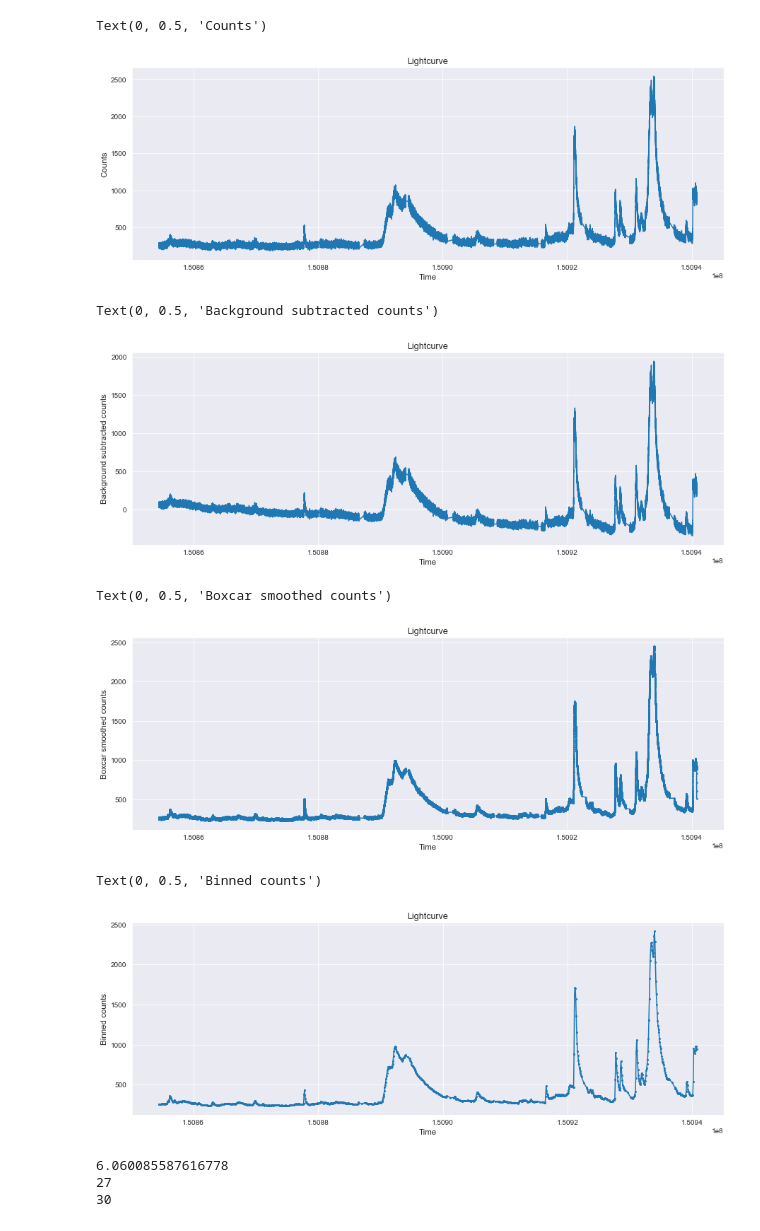
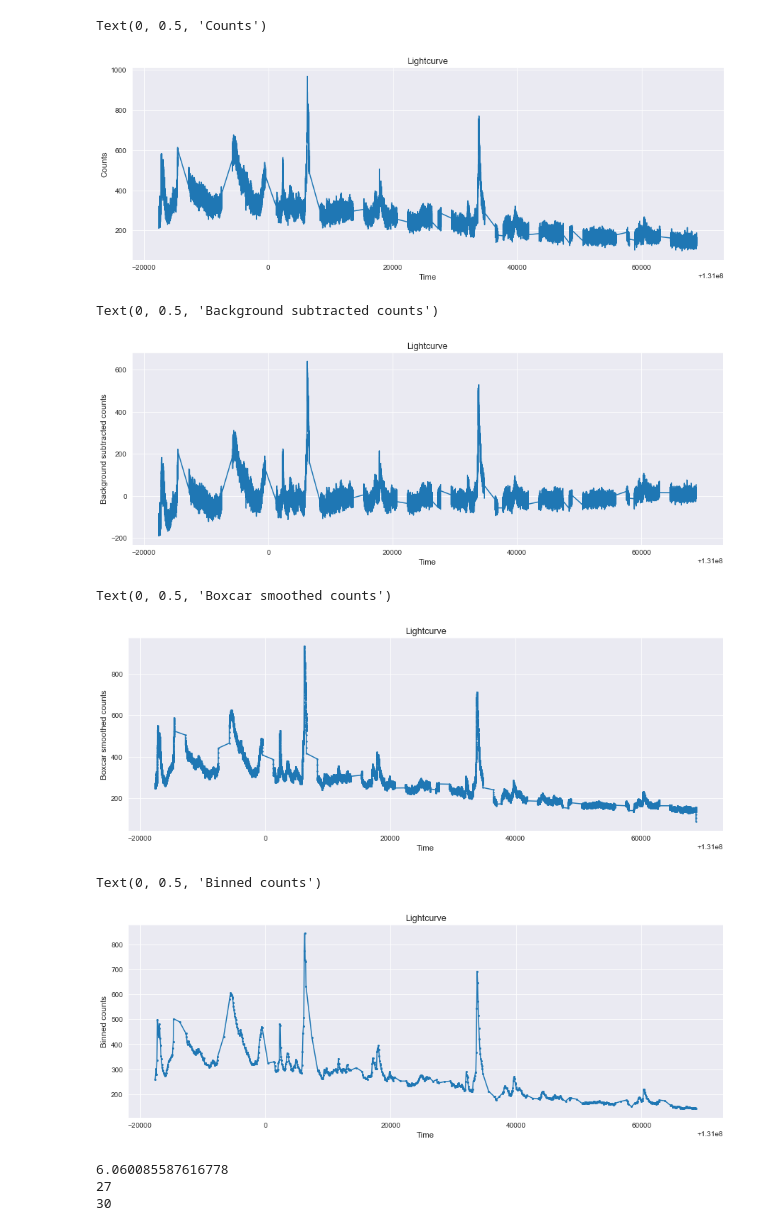
Before and after one commit to Tech-Meet-10-IITB-Solutions/SuryaDrishti, a Jupyter notebook: loc_max.ipynb, the cells around one changed output. Saved outputs shown, nothing was run; the diff lists cells and outputs as text; code cells hidden in the pictures.

```diff
--- a/loc_max.ipynb
+++ b/loc_max.ipynb
@@ -14,7 +14,8 @@ sns.set_style("darkgrid")
 # %%
 #Loading the data file
 #lc = fits.open(r'C:\Users\aswin\OneDrive\Desktop\ch2_xsm_20211111_v1_level2.lc')
-lc = fits.open(r'C:\Users\aswin\OneDrive\Desktop\ch2_xsm_20211013_v1_level2.lc')
+#lc = fits.open(r'C:\Users\aswin\OneDrive\Desktop\ch2_xsm_20211013_v1_level2.lc')
+lc = fits.open(r'C:\Users\aswin\OneDrive\Desktop\ch2_xsm_20210225_v1_level2.lc')
 # %%
 #Extracting count rates and time from the lc file
 count_rate = lc['Rate'].data['Rate']
@@ -27,22 +28,22 @@ plt.xlabel('Time', fontsize = 11.5)
 plt.ylabel('Counts',fontsize = 11.5)
 # %% [output]
 Text(0, 0.5, 'Counts')
-[figure, old version]
+[figure, new version]
 # %%
 #Background subtraction
 #Curvefit with a straight line
 slope, intercept, r, p, se = linregress(time, count_rate)
-#bksub_counts = count_rate - np.array(slope*time+intercept)
-count_rate = count_rate - np.array(slope*time+intercept)
+bksub_counts = count_rate - np.array(slope*time+intercept)
+#count_rate = count_rate - np.array(slope*time+intercept)
 plt.figure(0, figsize=(15,5))
-#plt.plot(time, bksub_counts)
-plt.plot(time, count_rate)
+plt.plot(time, bksub_counts)
+#plt.plot(time, count_rate)
 plt.title('Lightcurve', fontsize = 12.5)
 plt.xlabel('Time', fontsize = 11.5)
 plt.ylabel('Background subtracted counts',fontsize = 11.5)
 # %% [output]
 Text(0, 0.5, 'Background subtracted counts')
-[figure, old version]
+[figure, new version]
 # %%
 #box_car averaging
 box_bin = 70
@@ -64,7 +65,7 @@ plt.xlabel('Time', fontsize = 11.5)
 plt.ylabel('Boxcar smoothed counts',fontsize = 11.5)
 # %% [output]
 Text(0, 0.5, 'Boxcar smoothed counts')
-[figure, old version]
+[figure, new version]
 # %%
 #Binning the lightcurve
 binned_time, binned_count = np.array([]), np.array([])
@@ -79,7 +80,7 @@ plt.xlabel('Time', fontsize = 11.5)
 plt.ylabel('Binned counts',fontsize = 11.5)
 # %% [output]
 Text(0, 0.5, 'Binned counts')
-[figure, old version]
+[figure, new version]
 # %%
 #Start of burst
 st_nr = binned_count[4:]
```
Also changed, not shown: parts of 6 cells of this notebook.
